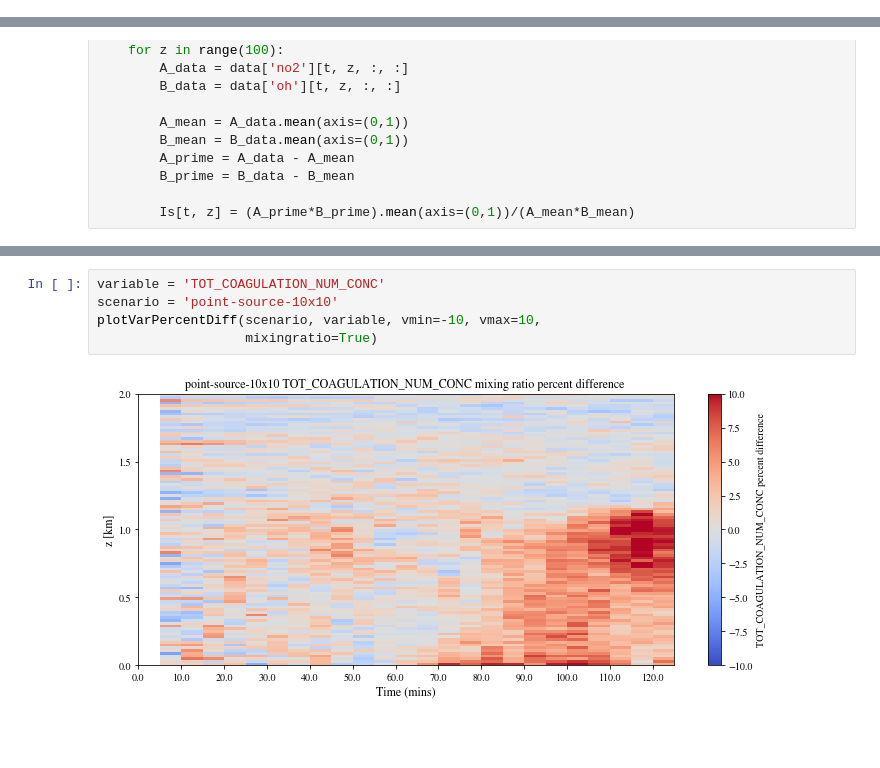
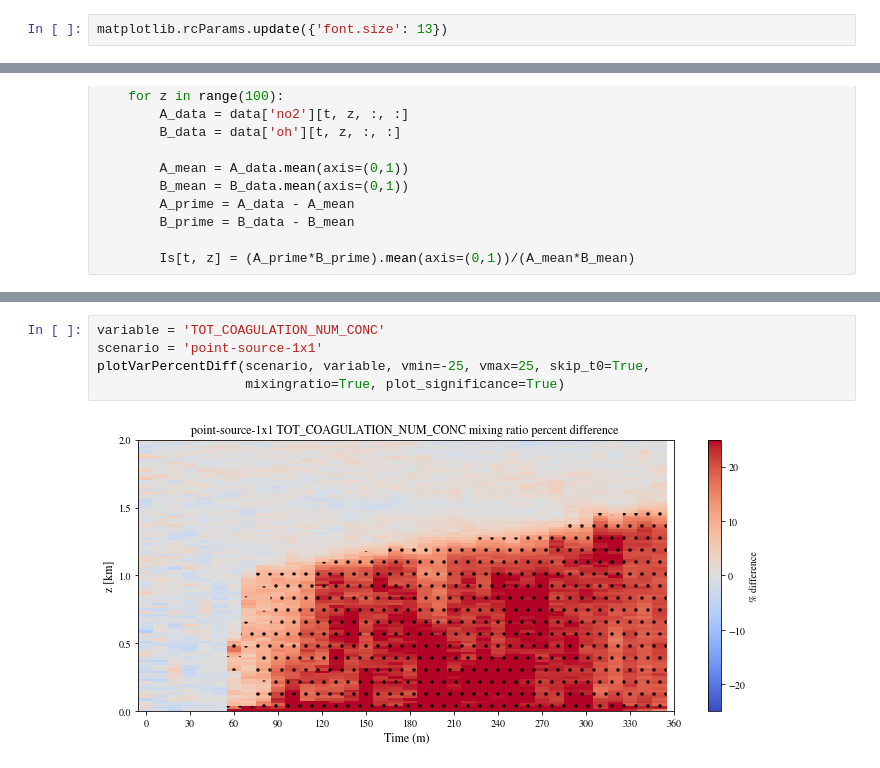
Before and after one commit to samfrederick/WRF-PartMC-LES, a Jupyter notebook: analysis/10km-analysis/analysis.ipynb, the cells around one changed output, grey strips where cells are left out. Cells and saved outputs as stored; diff of their text form; blank space fills up the shorter version.

```diff
--- a/analysis/10km-analysis/analysis.ipynb
+++ b/analysis/10km-analysis/analysis.ipynb
@@ -4,5 +4,7 @@ sys.path.insert(1, os.path.join(sys.path[0], '..'))
 from loaddatastructs import *
 from helperfuncs import *
 from plottingfuncs import *
+# %%
+matplotlib.rcParams.update({'font.size': 13})
 # %%
 Archive.archive_path = '/data/nriemer/d/sf20/les_output/wrf-partmc'
@@ -370,10 +343,10 @@ plotScenariosVarsLevelConc(scenarios, variables, zlevel, mixingratio)
 # %%
 variable = 'TOT_COAGULATION_NUM_CONC'
-scenario = 'point-source-10x10'
-plotVarPercentDiff(scenario, variable, vmin=-10, vmax=10,
-                   mixingratio=True)
+scenario = 'point-source-1x1'
+plotVarPercentDiff(scenario, variable, vmin=-25, vmax=25, skip_t0=True,
+                   mixingratio=True, plot_significance=True)
 # %% [output]
-[figure, old version]
+[figure, new version]
 # %%
 variable = 'TOT_NUM_CONC'
 scenario = 'point-source-10x10'
```
Also changed, not shown: parts of 46 cells of this notebook.
